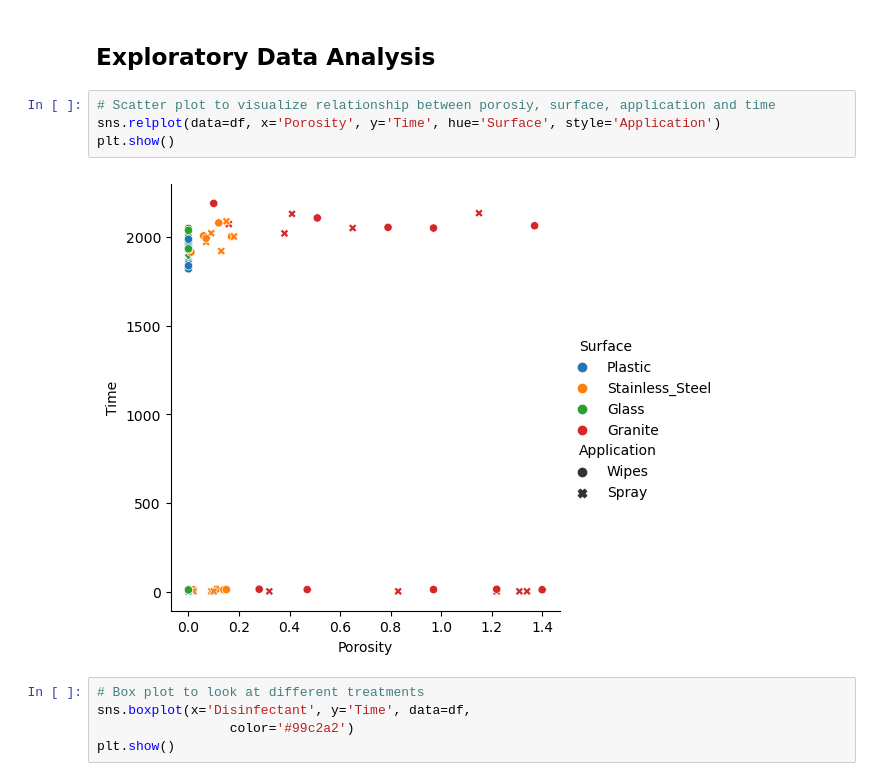
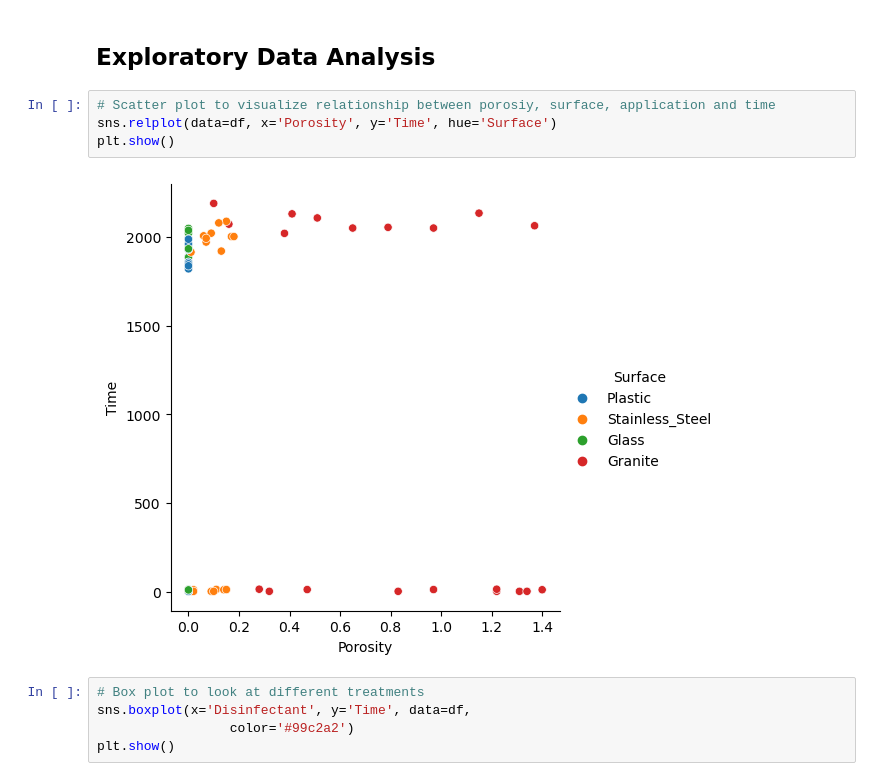
Before and after one commit to mdmmirfan/Virus-Survivability-Test-INF2178, a Jupyter notebook: INF2178_Assignment_2.ipynb, the cells around one changed output. Saved outputs shown, nothing was run; the diff lists cells and outputs as text.

```diff
--- a/INF2178_Assignment_2.ipynb
+++ b/INF2178_Assignment_2.ipynb
@@ -238,10 +238,10 @@ df.head(25)
 ## Exploratory Data Analysis
 # %%
 # Scatter plot to visualize relationship between porosiy, surface, application and time
-sns.relplot(data=df, x='Porosity', y='Time', hue='Surface', style='Application')
+sns.relplot(data=df, x='Porosity', y='Time', hue='Surface')
 plt.show()
 # %% [output]
-[figure, old version]
+[figure, new version]
 # %%
 # Box plot to look at different treatments
 sns.boxplot(x='Disinfectant', y='Time', data=df,
```
Also changed, not shown: parts of 2 cells of this notebook.
